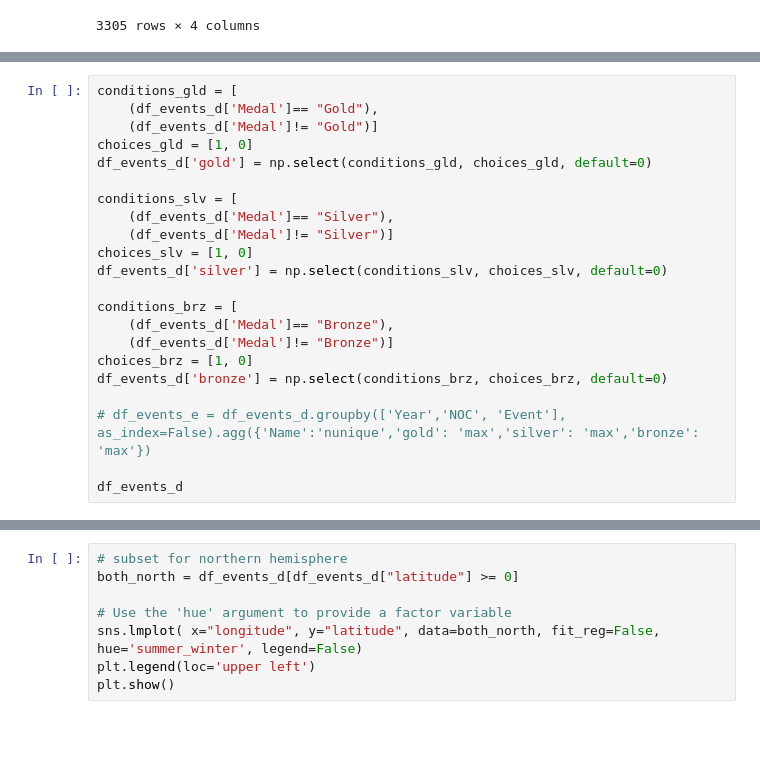
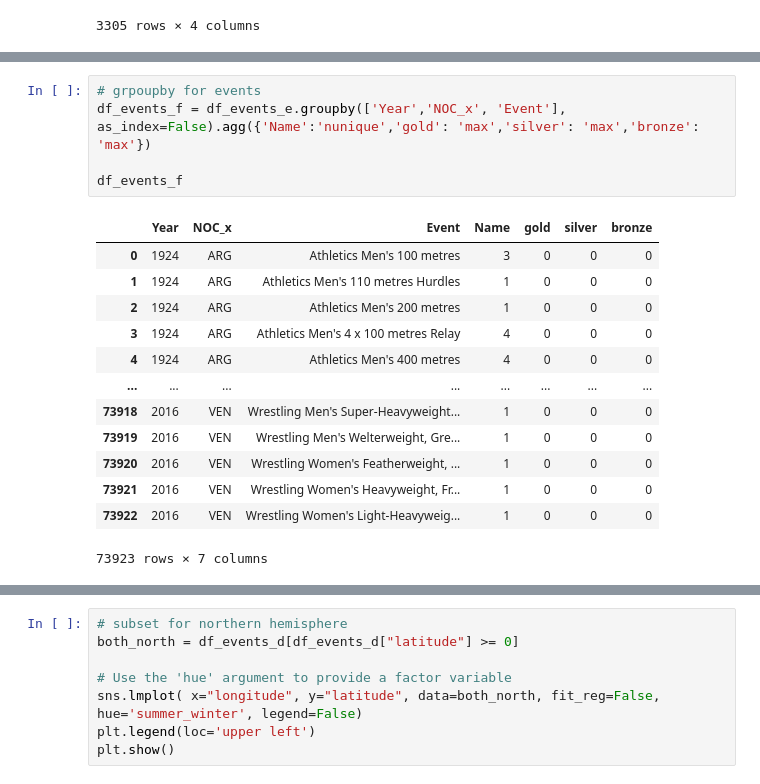
Before and after one commit to eugkik/Project1, a Jupyter notebook: BaseData-Bob Copy.ipynb, the cells around one changed output, grey strips where cells are left out. Cells and saved outputs as stored; diff of their text form; blank space fills up the shorter version.

```diff
--- a/BaseData-Bob Copy.ipynb
+++ b/BaseData-Bob Copy.ipynb
@@ -209,22 +223,19 @@ df_events_f
-# %%
-conditions_gld = [
-    (df_events_d['Medal']== "Gold"),
-    (df_events_d['Medal']!= "Gold")]
-choices_gld = [1, 0]
-df_events_d['gold'] = np.select(conditions_gld, choices_gld, default=0)
-
-conditions_slv = [
-    (df_events_d['Medal']== "Silver"),
-    (df_events_d['Medal']!= "Silver")]
-choices_slv = [1, 0]
-df_events_d['silver'] = np.select(conditions_slv, choices_slv, default=0)
-
-conditions_brz = [
-    (df_events_d['Medal']== "Bronze"),
-    (df_events_d['Medal']!= "Bronze")]
-choices_brz = [1, 0]
-df_events_d['bronze'] = np.select(conditions_brz, choices_brz, default=0)
-
-# df_events_e = df_events_d.groupby(['Year','NOC', 'Event'], as_index=False).agg({'Name':'nunique','gold': 'max','silver': 'max','bronze': 'max'})
-
-df_events_d
+# %%
+# grpoupby for events
+df_events_f = df_events_e.groupby(['Year','NOC_x', 'Event'], as_index=False).agg({'Name':'nunique','gold': 'max','silver': 'max','bronze': 'max'})
+
+df_events_f
+# %% [output]
+|  | Year | NOC_x | Event | Name | gold | silver | bronze |
+| 0 | 1924 | ARG | Athletics Men's 100 metres | 3 | 0 | 0 | 0 |
+| 1 | 1924 | ARG | Athletics Men's 110 metres Hurdles | 1 | 0 | 0 | 0 |
+| 2 | 1924 | ARG | Athletics Men's 200 metres | 1 | 0 | 0 | 0 |
+| 3 | 1924 | ARG | Athletics Men's 4 x 100 metres Relay | 4 | 0 | 0 | 0 |
+| 4 | 1924 | ARG | Athletics Men's 400 metres | 4 | 0 | 0 | 0 |
+| ... | ... | ... | ... | ... | ... | ... | ... |
+| 73918 | 2016 | VEN | Wrestling Men's Super-Heavyweight... | 1 | 0 | 0 | 0 |
+| 73919 | 2016 | VEN | Wrestling Men's Welterweight, Gre... | 1 | 0 | 0 | 0 |
+| 73920 | 2016 | VEN | Wrestling Women's Featherweight, ... | 1 | 0 | 0 | 0 |
+| 73921 | 2016 | VEN | Wrestling Women's Heavyweight, Fr... | 1 | 0 | 0 | 0 |
+| 73922 | 2016 | VEN | Wrestling Women's Light-Heavyweig... | 1 | 0 | 0 | 0 |
+73923 rows × 7 columns
```
Also changed, not shown: parts of 17 cells of this notebook, 3 other files.
